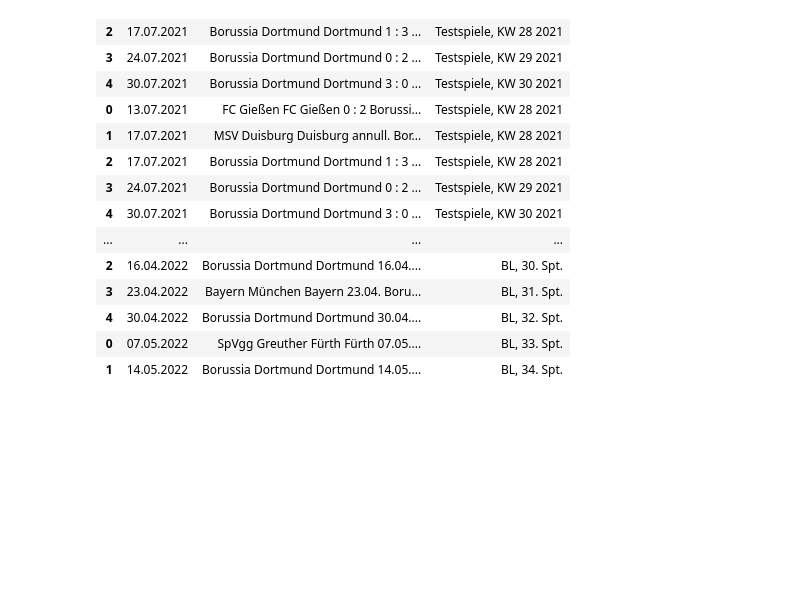
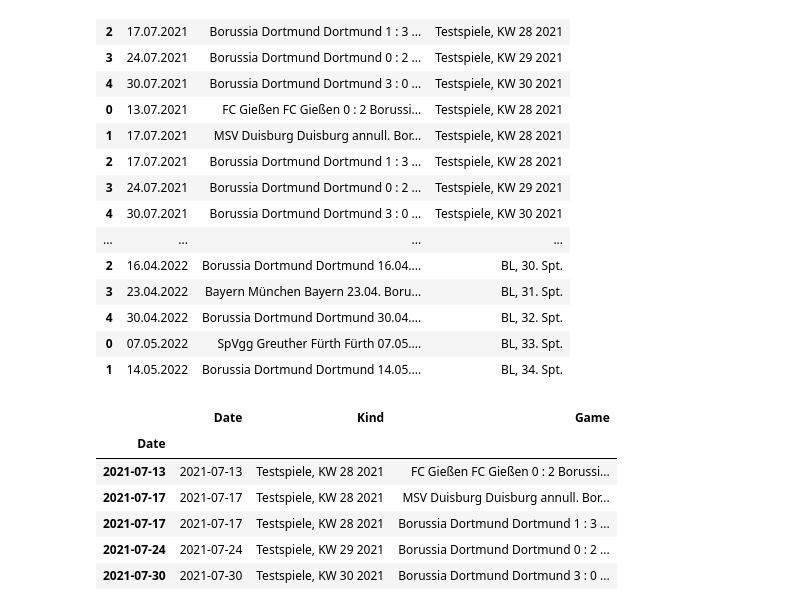
Before and after one commit to SweetyHotGirl21/Soccer-Bet-Stock-Hedge, a Jupyter notebook: main.ipynb, the cells around one changed output. Drawn from its saved outputs; the diff is of its cells as text; code cells hidden in the pictures; blank space fills up the shorter version.

```diff
--- a/main.ipynb
+++ b/main.ipynb
@@ -149,3 +140,6 @@ df[["Date","Game",2]]
 | 4 | 30.04.2022 | Borussia Dortmund Dortmund 30.04.... | BL, 32. Spt. |
 | 0 | 07.05.2022 | SpVgg Greuther Fürth Fürth 07.05.... | BL, 33. Spt. |
 | 1 | 14.05.2022 | Borussia Dortmund Dortmund 14.05.... | BL, 34. Spt. |
+# %%
+df["Date"] = pd.to_datetime(df["Date"], format = "%d.%m.%Y")
+df.set_index(df["Date"],  inplace = True)
@@ -151,0 +148,11 @@ df[["Date","Game",2]]
+# %%
+bvb_2122 = df[["Date","Kind","Game"]].copy()
+bvb_2122.head()
+# %% [output]
+|  | Date | Kind | Game |
+| Date |  |  |  |
+| 2021-07-13 | 2021-07-13 | Testspiele, KW 28 2021 | FC Gießen FC Gießen 0 : 2 Borussi... |
+| 2021-07-17 | 2021-07-17 | Testspiele, KW 28 2021 | MSV Duisburg Duisburg annull. Bor... |
+| 2021-07-17 | 2021-07-17 | Testspiele, KW 28 2021 | Borussia Dortmund Dortmund 1 : 3 ... |
+| 2021-07-24 | 2021-07-24 | Testspiele, KW 29 2021 | Borussia Dortmund Dortmund 0 : 2 ... |
+| 2021-07-30 | 2021-07-30 | Testspiele, KW 30 2021 | Borussia Dortmund Dortmund 3 : 0 ... |
```
Also changed, not shown: parts of 10 cells of this notebook.
